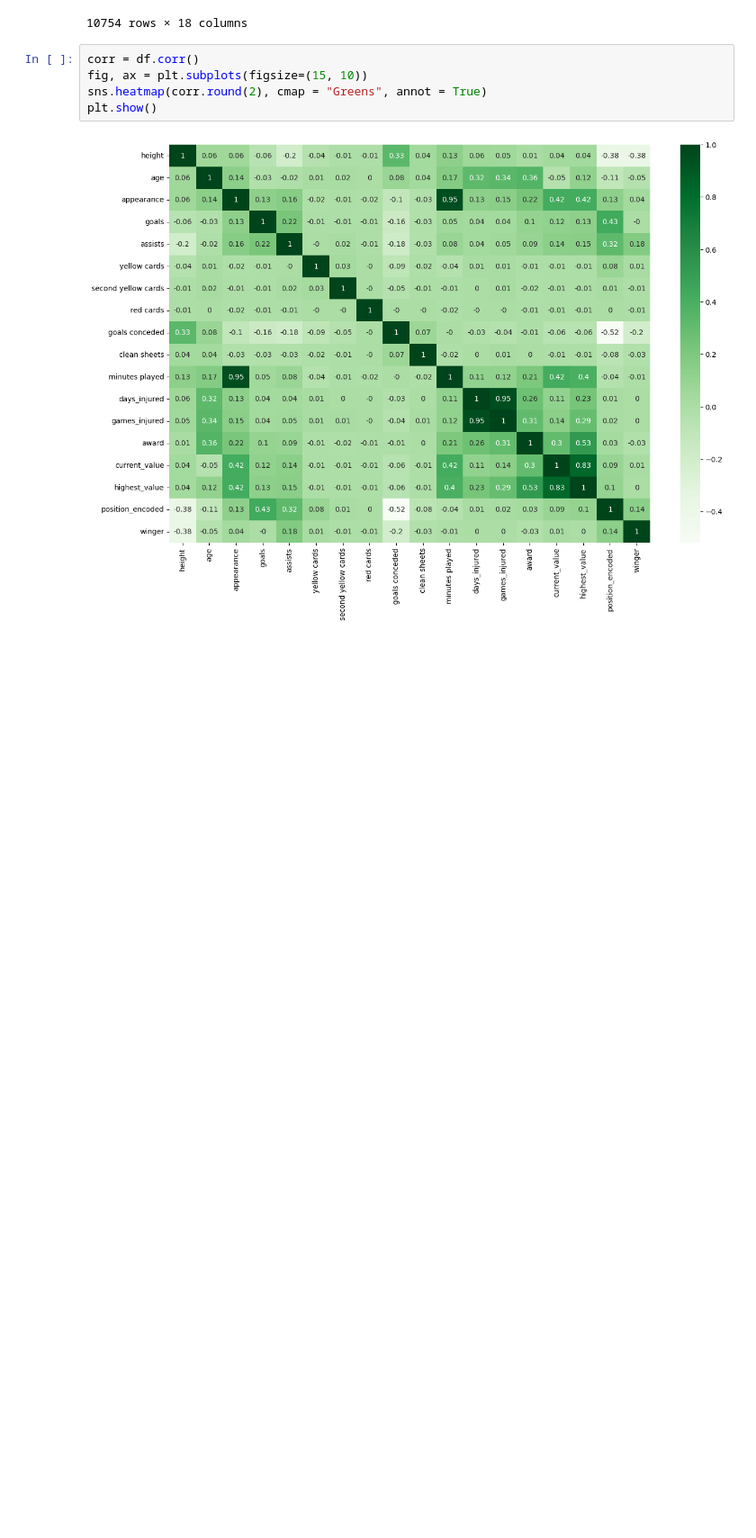
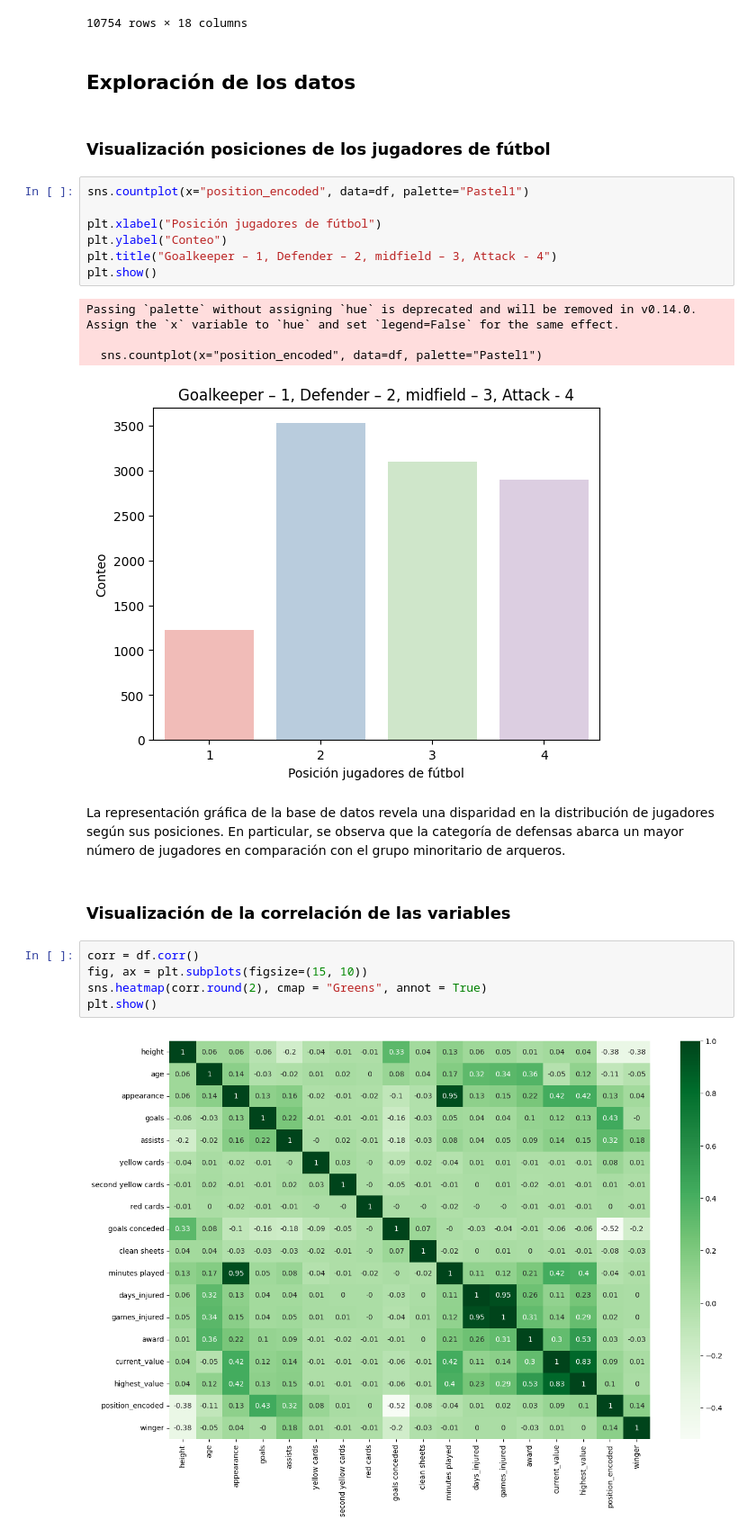
Before and after one commit to matvid/Proyecto-2, a Jupyter notebook: Proyecto_2_Football_Players'_Transfer_Fee_Prediction_Dataset.ipynb, the cells around one changed output. Shown at 90% size. Saved outputs shown, nothing was run; the diff lists cells and outputs as text; blank space fills up the shorter version.

```diff
--- a/Proyecto_2_Football_Players'_Transfer_Fee_Prediction_Dataset.ipynb
+++ b/Proyecto_2_Football_Players'_Transfer_Fee_Prediction_Dataset.ipynb
@@ -698,6 +701,26 @@ df
 | 10752 | 181.240353 | 20.0 | 17 | 0.312139 | 0.104046 | 0.000000 | 0.0 | 0.104046 | ... |
 | 10753 | 170.000000 | 18.0 | 21 | 0.000000 | 0.000000 | 0.086042 | 0.0 | 0.000000 | ... |
 10754 rows × 18 columns
+# %% [markdown]
+## **Exploración de los datos**
+# %% [markdown]
+### **Visualización posiciones de los jugadores de fútbol**
+# %%
+sns.countplot(x="position_encoded", data=df, palette="Pastel1")
+
+plt.xlabel("Posición jugadores de fútbol")
+plt.ylabel("Conteo")
+plt.title("Goalkeeper – 1, Defender – 2, midfield – 3, Attack - 4")
+plt.show()
+# %% [output]
+Passing `palette` without assigning `hue` is deprecated and will be removed in v0.14.0. Assign the `x` variable to `hue` and set `legend=False` for the same effect.
+
+  sns.countplot(x="position_encoded", data=df, palette="Pastel1")
+[figure, added]
+# %% [markdown]
+La representación gráfica de la base de datos revela una disparidad en la distribución de jugadores según sus posiciones. En particular, se observa que la categoría de defensas abarca un mayor número de jugadores en comparación con el grupo minoritario de arqueros.
+# %% [markdown]
+### **Visualización de la correlación de las variables**
 # %%
 corr = df.corr()
 fig, ax = plt.subplots(figsize=(15, 10))
```
Also changed, not shown: parts of 118 cells of this notebook.
